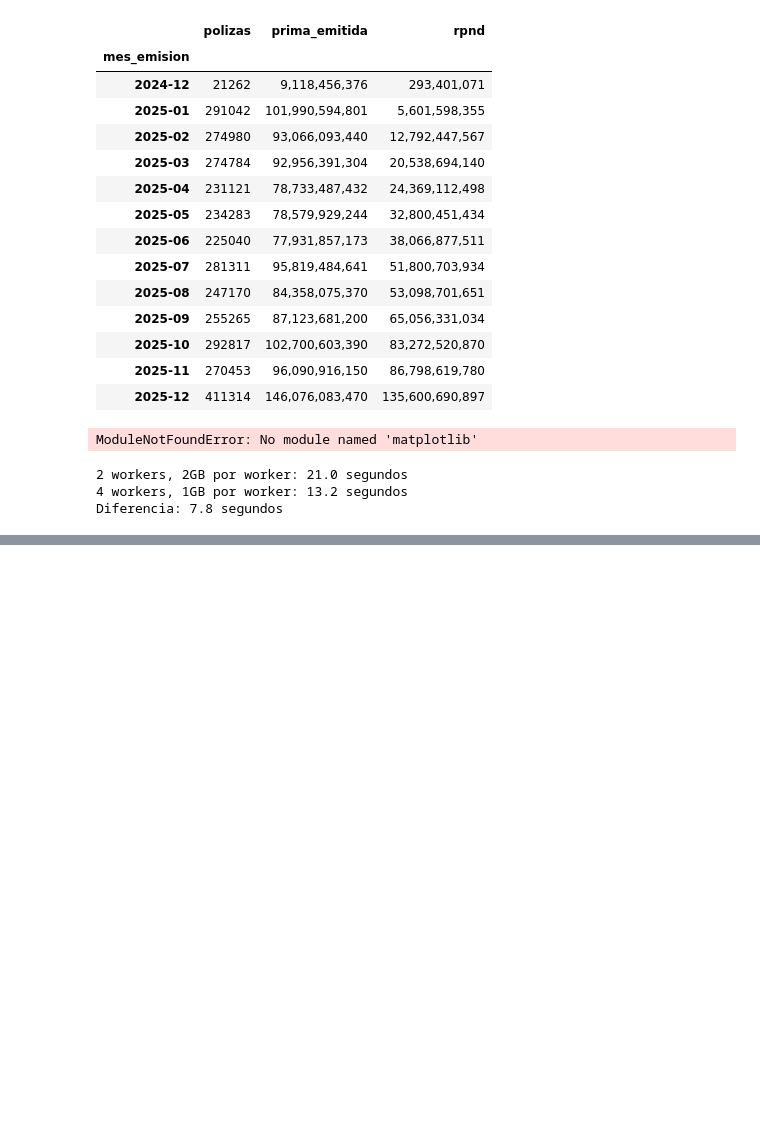
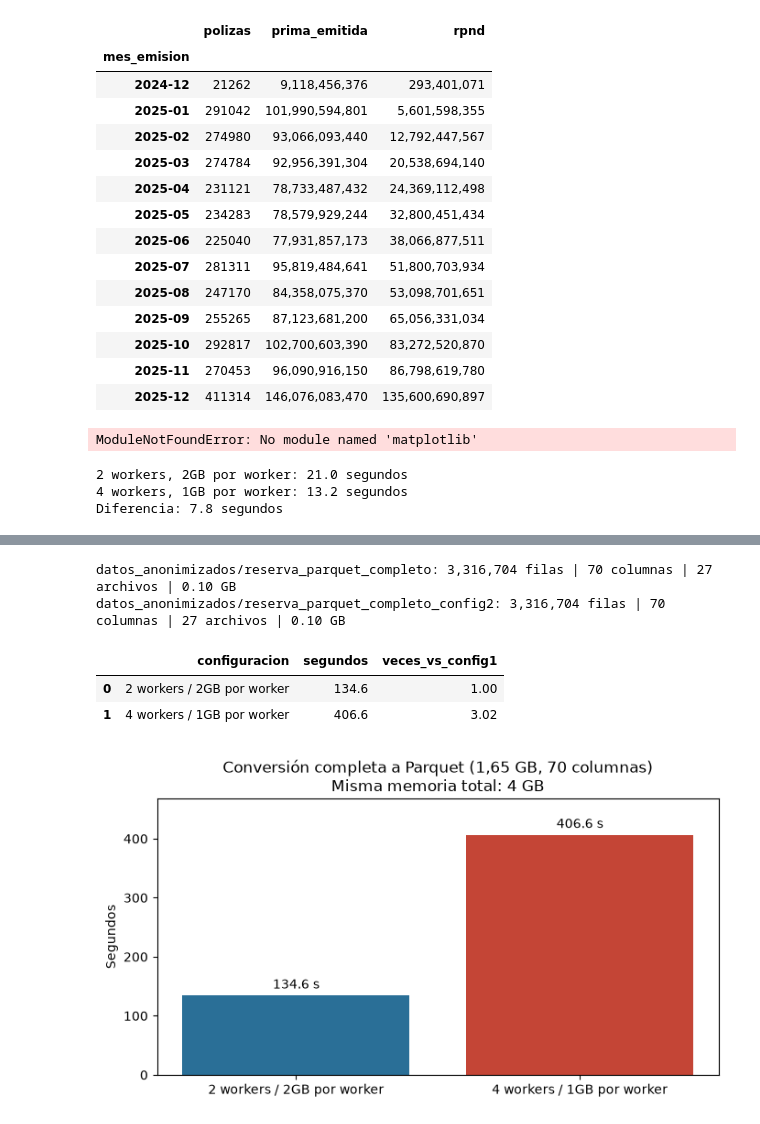
Before and after one commit to eagomezm1989/trabajo-final-bigdata-soat, a Jupyter notebook: 01_eda.ipynb, the cells around one changed output, grey strips where cells are left out. Drawn from its saved outputs; the diff is of its cells as text; code cells hidden in the pictures; blank space fills up the shorter version.

Commit message:
Base completa: 70 columnas, comparacion Dask y perfil del EDA

```diff
--- a/01_eda.ipynb
+++ b/01_eda.ipynb
@@ -241,0 +340,19 @@ Diferencia: 7.8 segundos
+# %%
+resultados = {}
+
+def probar(n_workers, memoria, ruta):
+    cluster = LocalCluster(n_workers=n_workers, threads_per_worker=1, memory_limit=memoria)
+    cliente = Client(cluster)
+    print("Tablero de Dask:", cliente.dashboard_link)
+    t = time.time()
+    convertir_a_parquet(ruta)
+    seg = round(time.time() - t, 1)
+    resultados[f"{n_workers} workers / {memoria} por worker"] = seg
+    print(f"Configuración {n_workers} workers, {memoria} por worker: {seg} segundos")
+    try:
+        cliente.close(); cluster.close(timeout=10)
+    except Exception:
+        pass
+    time.sleep(3)
+
+probar(2, "2GB", RUTA_PQ)
@@ -241,0 +384,38 @@ Diferencia: 7.8 segundos
+# %%
+import os
+import pandas as pd
+import matplotlib.pyplot as plt
+
+RUTA_PQ2 = "datos_anonimizados/reserva_parquet_completo_config2"
+
+def tam_gb(ruta):
+    return sum(os.path.getsize(os.path.join(r, f)) for r, _, fs in os.walk(ruta) for f in fs) / 1024**3
+
+# Validación: las dos salidas deben tener las mismas filas y columnas
+for ruta in [RUTA_PQ, RUTA_PQ2]:
+    pq = dd.read_parquet(ruta)
+    print(f"{ruta}: {len(pq):,} filas | {len(pq.columns)} columnas | "
+          f"{pq.npartitions} archivos | {tam_gb(ruta):.2f} GB")
+
+# Tabla comparativa
+comparacion = pd.DataFrame({"configuracion": list(resultados.keys()),
+                            "segundos": list(resultados.values())})
+comparacion["veces_vs_config1"] = (comparacion["segundos"] / comparacion["segundos"].iloc[0]).round(2)
+display(comparacion)
+
+# Gráfica
+fig, ax = plt.subplots(figsize=(7, 4))
+barras = ax.bar(comparacion["configuracion"], comparacion["segundos"], color=["#2a6f97", "#c44536"])
+ax.bar_label(barras, fmt="%.1f s", padding=3)
+ax.set_title("Conversión completa a Parquet (1,65 GB, 70 columnas)\nMisma memoria total: 4 GB")
+ax.set_ylabel("Segundos")
+ax.set_ylim(0, comparacion["segundos"].max() * 1.15)
+plt.tight_layout()
+plt.show()
+# %% [output]
+datos_anonimizados/reserva_parquet_completo: 3,316,704 filas | 70 columnas | 27 archivos | 0.10 GB
+datos_anonimizados/reserva_parquet_completo_config2: 3,316,704 filas | 70 columnas | 27 archivos | 0.10 GB
+|  | configuracion | segundos | veces_vs_config1 |
+| 0 | 2 workers / 2GB por worker | 134.6 | 1.00 |
+| 1 | 4 workers / 1GB por worker | 406.6 | 3.02 |
+[figure, added]
```
Also changed, not shown: parts of 8 cells of this notebook.
